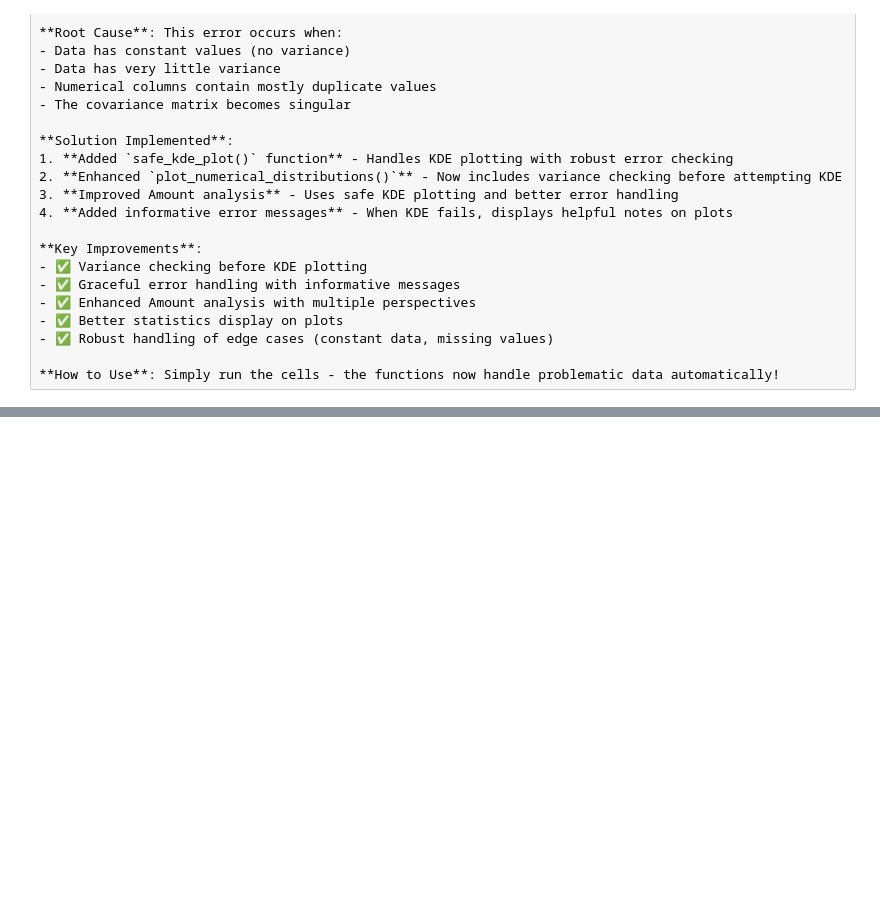
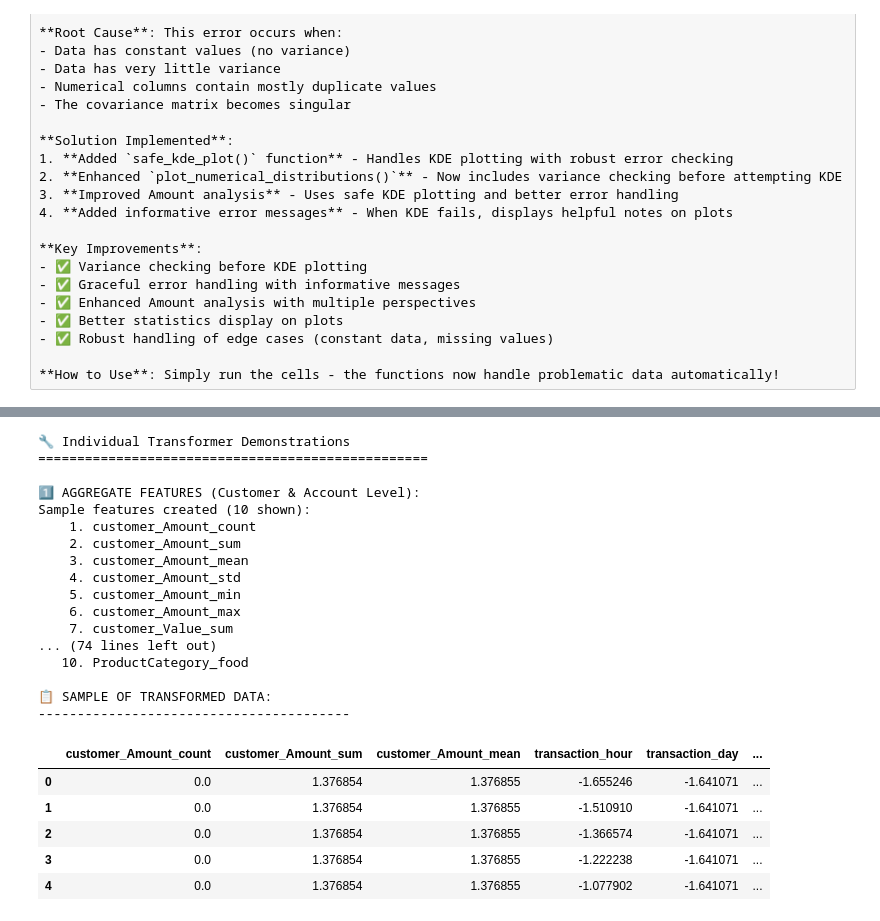
Before and after one commit to projwork/credit-risk-probability-model, a Jupyter notebook: notebooks/creditRiskProbabilityModel.ipynb, the cells around one changed output, grey strips where cells are left out. Saved outputs shown, nothing was run; the diff lists cells and outputs as text; code cells hidden in the pictures; blank space fills up the shorter version.

```diff
--- a/notebooks/creditRiskProbabilityModel.ipynb
+++ b/notebooks/creditRiskProbabilityModel.ipynb
@@ -1158,0 +1547,61 @@ LinAlgError: The data appears to lie in a lower-dimensional subspace...
+# %%
+# Showcase Individual Transformers and Features Created
+print("🔧 Individual Transformer Demonstrations")
+print("=" * 50)
+
+print("\n1️⃣ AGGREGATE FEATURES (Customer & Account Level):")
+agg_features = [col for col in X_transformed.columns if col.startswith(('customer_', 'account_'))][:10]
+print(f"Sample features created ({len(agg_features)} shown):")
+for i, feature in enumerate(agg_features, 1):
+    print(f"   {i:2d}. {feature}")
+
+print("\n2️⃣ TEMPORAL FEATURES (Time-based):")
+temporal_features = [col for col in X_transformed.columns if col.startswith(('transaction_', 'is_'))]
+print(f"Features created ({len(temporal_features)} total):")
+for i, feature in enumerate(temporal_features, 1):
+    print(f"   {i:2d}. {feature}")
+
+print("\n3️⃣ WOE TRANSFORMED FEATURES (Credit Scoring):")
+woe_features = [col for col in X_transformed.columns if col.endswith('_woe')]
+print(f"Features created ({len(woe_features)} total):")
+for i, feature in enumerate(woe_features, 1):
+    print(f"   {i:2d}. {feature}")
+
+print("\n4️⃣ ENCODED CATEGORICAL FEATURES:")
+encoded_features = [col for col in X_transformed.columns if '_encoded' in col or col.startswith(('ChannelId_', 'ProductCategory_'))][:10]
+if encoded_features:
+    print(f"Sample features created ({len(encoded_features)} shown):")
+    for i, feature in enumerate(encoded_features, 1):
+        print(f"   {i:2d}. {feature}")
+else:
+    print("   No encoded categorical features found in sample")
+
+# Display sample of transformed data
+print("\n📋 SAMPLE OF TRANSFORMED DATA:")
+print("-" * 40)
+sample_features = agg_features[:3] + temporal_features[:3] + woe_features[:3]
+display(X_transformed[sample_features].head())
+# %% [output]
+🔧 Individual Transformer Demonstrations
+==================================================
+
+1️⃣ AGGREGATE FEATURES (Customer & Account Level):
+Sample features created (10 shown):
+    1. customer_Amount_count
+    2. customer_Amount_sum
+    3. customer_Amount_mean
+    4. customer_Amount_std
+    5. customer_Amount_min
+    6. customer_Amount_max
+    7. customer_Value_sum
+... (74 lines left out)
+   10. ProductCategory_food
+
+📋 SAMPLE OF TRANSFORMED DATA:
+----------------------------------------
+|  | customer_Amount_count | customer_Amount_sum | customer_Amount_mean | transaction_hour | transaction_day | ... |
+| 0 | 0.0 | 1.376854 | 1.376855 | -1.655246 | -1.641071 | ... |
+| 1 | 0.0 | 1.376854 | 1.376855 | -1.510910 | -1.641071 | ... |
+| 2 | 0.0 | 1.376854 | 1.376855 | -1.366574 | -1.641071 | ... |
+| 3 | 0.0 | 1.376854 | 1.376855 | -1.222238 | -1.641071 | ... |
+| 4 | 0.0 | 1.376854 | 1.376855 | -1.077902 | -1.641071 | ... |
```
Also changed, not shown: parts of 9 cells of this notebook, 15 other files.
